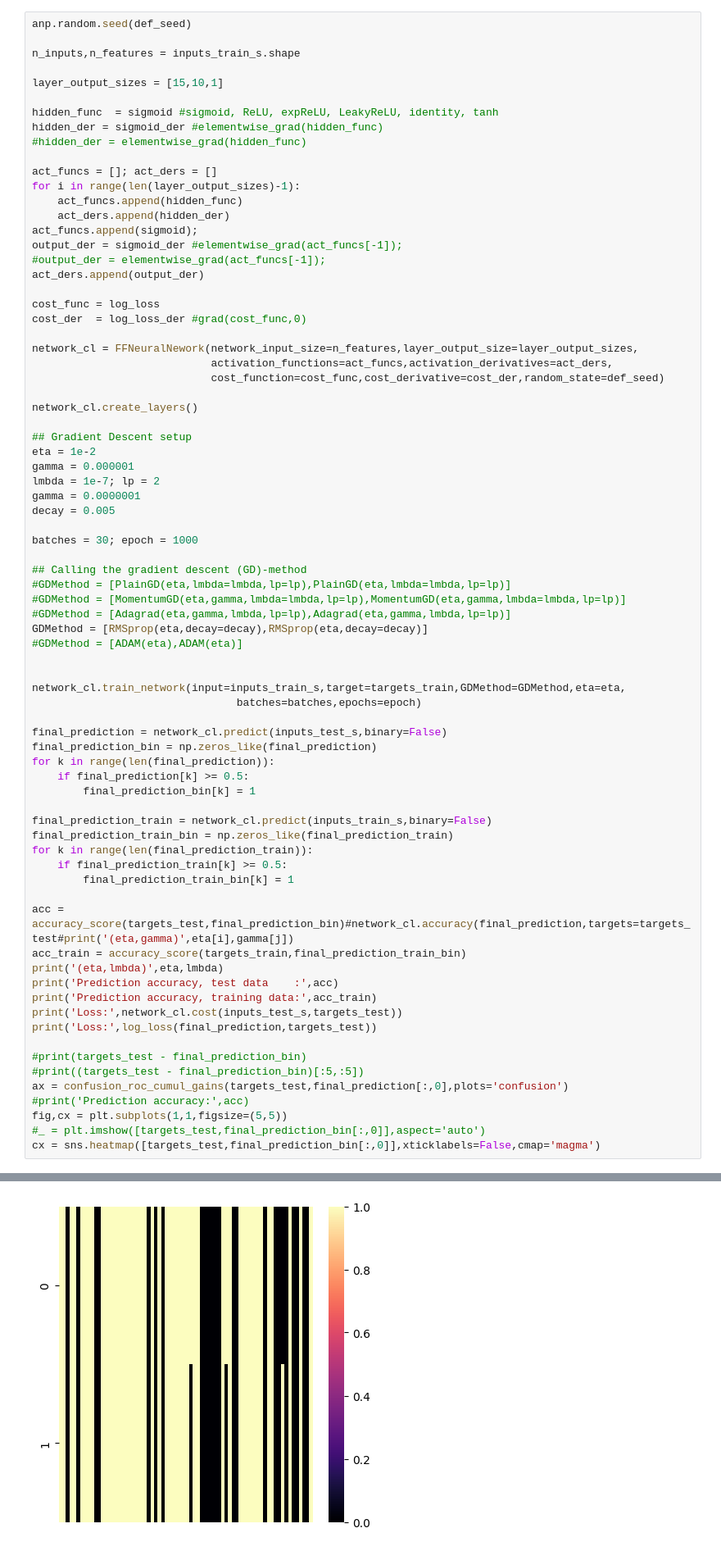
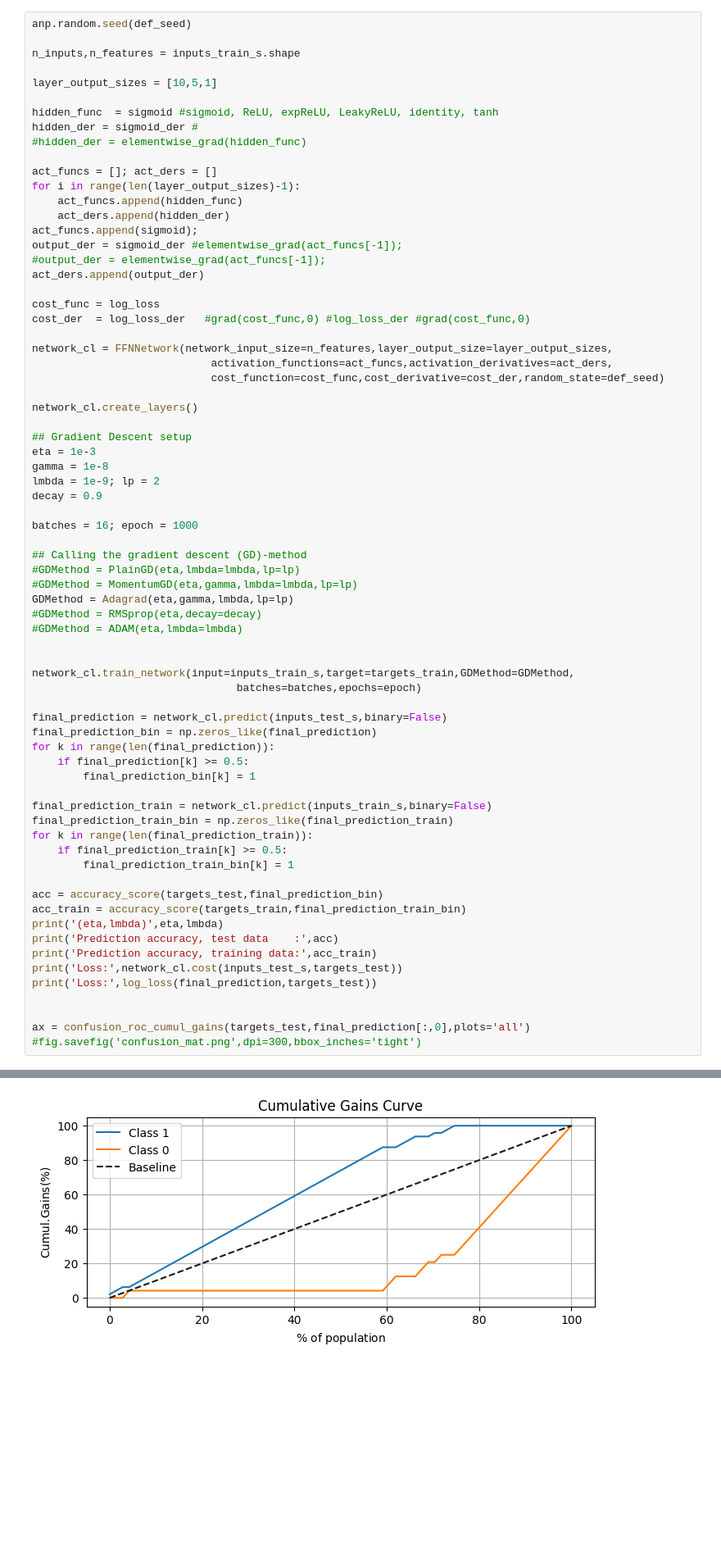
Before and after one commit to andersthorstadboe/project-2-fys-stk4155-ffneural-network, a Jupyter notebook: 01-main/project-02-FFNN-Classifiction.ipynb, the cells around one changed output, grey strips where cells are left out. Shown at 82% size. Drawn from its saved outputs; the diff is of its cells as text; blank space fills up the shorter version.

```diff
--- a/01-main/project-02-FFNN-Classifiction.ipynb
+++ b/01-main/project-02-FFNN-Classifiction.ipynb
@@ -118,10 +112,10 @@ anp.random.seed(def_seed)
 
 n_inputs,n_features = inputs_train_s.shape
 
-layer_output_sizes = [15,10,1]
+layer_output_sizes = [10,5,1]
 
 hidden_func  = sigmoid #sigmoid, ReLU, expReLU, LeakyReLU, identity, tanh
-hidden_der = sigmoid_der #elementwise_grad(hidden_func)
+hidden_der = sigmoid_der #
 #hidden_der = elementwise_grad(hidden_func)
 
 act_funcs = []; act_ders = []
@@ -134,32 +128,31 @@ output_der = sigmoid_der #elementwise_grad(act_funcs[-1]);
 act_ders.append(output_der)
 
 cost_func = log_loss
-cost_der  = log_loss_der #grad(cost_func,0)
+cost_der  = log_loss_der   #grad(cost_func,0) #log_loss_der #grad(cost_func,0)
 
-network_cl = FFNeuralNework(network_input_size=n_features,layer_output_size=layer_output_sizes,
+network_cl = FFNNetwork(network_input_size=n_features,layer_output_size=layer_output_sizes,
                             activation_functions=act_funcs,activation_derivatives=act_ders,
                             cost_function=cost_func,cost_derivative=cost_der,random_state=def_seed)
 
 network_cl.create_layers()
 
 ## Gradient Descent setup
-eta = 1e-2
-gamma = 0.000001
-lmbda = 1e-7; lp = 2
-gamma = 0.0000001
-decay = 0.005
+eta = 1e-3
+gamma = 1e-8
+lmbda = 1e-9; lp = 2
+decay = 0.9
 
-batches = 30; epoch = 1000
+batches = 16; epoch = 1000
 
 ## Calling the gradient descent (GD)-method
-#GDMethod = [PlainGD(eta,lmbda=lmbda,lp=lp),PlainGD(eta,lmbda=lmbda,lp=lp)]
-#GDMethod = [MomentumGD(eta,gamma,lmbda=lmbda,lp=lp),MomentumGD(eta,gamma,lmbda=lmbda,lp=lp)]
-#GDMethod = [Adagrad(eta,gamma,lmbda,lp=lp),Adagrad(eta,gamma,lmbda,lp=lp)]
-GDMethod = [RMSprop(eta,decay=decay),RMSprop(eta,decay=decay)]
-#GDMethod = [ADAM(eta),ADAM(eta)]
+#GDMethod = PlainGD(eta,lmbda=lmbda,lp=lp)
+#GDMethod = MomentumGD(eta,gamma,lmbda=lmbda,lp=lp)
+GDMethod = Adagrad(eta,gamma,lmbda,lp=lp)
+#GDMethod = RMSprop(eta,decay=decay)
+#GDMethod = ADAM(eta,lmbda=lmbda)
 
 
-network_cl.train_network(input=inputs_train_s,target=targets_train,GDMethod=GDMethod,eta=eta,
+network_cl.train_network(input=inputs_train_s,target=targets_train,GDMethod=GDMethod,
                                 batches=batches,epochs=epoch)
 
 final_prediction = network_cl.predict(inputs_test_s,binary=False)
@@ -174,7 +167,7 @@ for k in range(len(final_prediction_train)):
     if final_prediction_train[k] >= 0.5:
         final_prediction_train_bin[k] = 1
 
-acc = accuracy_score(targets_test,final_prediction_bin)#network_cl.accuracy(final_prediction,targets=targets_test#print('(eta,gamma)',eta[i],gamma[j])
+acc = accuracy_score(targets_test,final_prediction_bin)
 acc_train = accuracy_score(targets_train,final_prediction_train_bin)
 print('(eta,lmbda)',eta,lmbda)
 print('Prediction accuracy, test data    :',acc)
@@ -182,11 +175,7 @@ print('Prediction accuracy, training data:',acc_train)
 print('Loss:',network_cl.cost(inputs_test_s,targets_test))
 print('Loss:',log_loss(final_prediction,targets_test))
 
-#print(targets_test - final_prediction_bin)
-#print((targets_test - final_prediction_bin)[:5,:5])
-ax = confusion_roc_cumul_gains(targets_test,final_prediction[:,0],plots='confusion')
-#print('Prediction accuracy:',acc)
-fig,cx = plt.subplots(1,1,figsize=(5,5))
-#_ = plt.imshow([targets_test,final_prediction_bin[:,0]],aspect='auto')
-cx = sns.heatmap([targets_test,final_prediction_bin[:,0]],xticklabels=False,cmap='magma')
+
+ax = confusion_roc_cumul_gains(targets_test,final_prediction[:,0],plots='all')
+#fig.savefig('confusion_mat.png',dpi=300,bbox_inches='tight')
 # %% [output]
@@ -199 +189 @@ Loss: 1.3842048152810689
-[figure, old version]
+[figure, new version]
```
Also changed, not shown: parts of 16 cells of this notebook, 16 other files.
